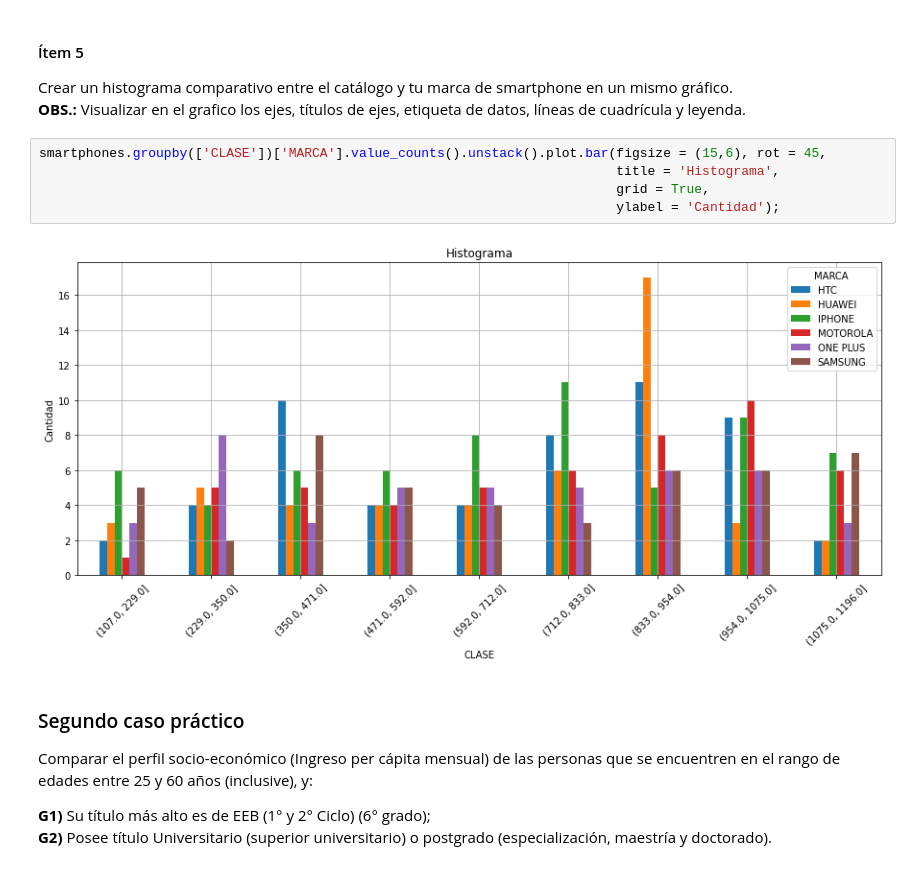
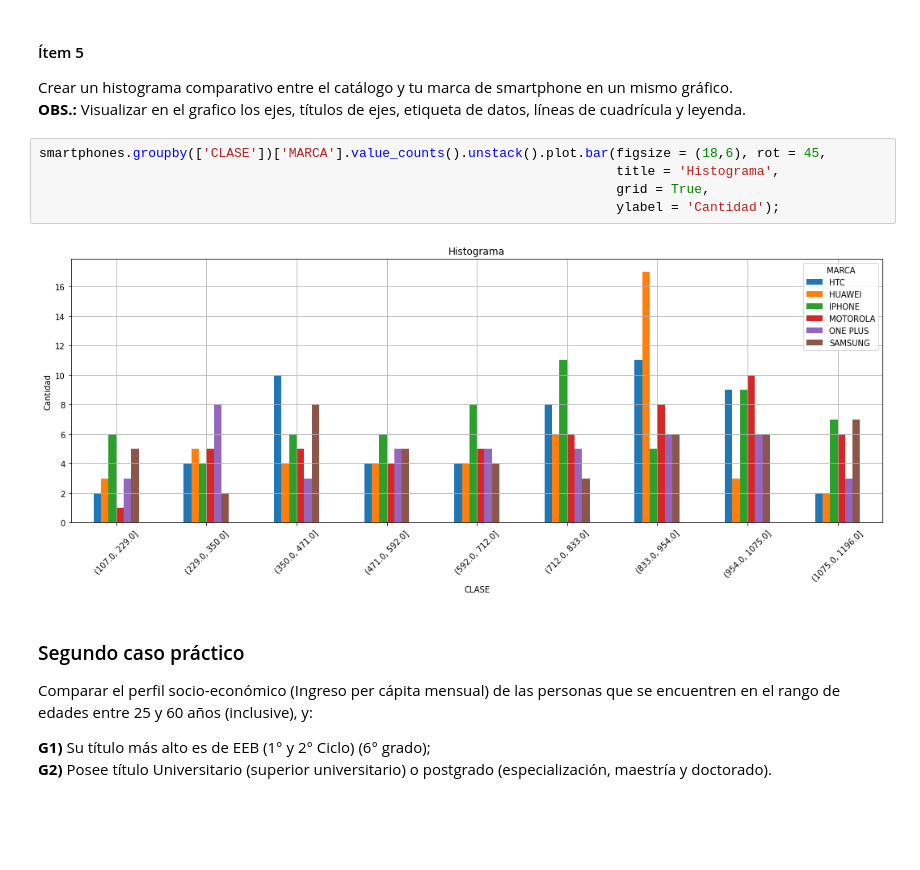
Before and after one commit to pyefiuna/Laboratorio, a Jupyter notebook: notebooks/1_Estadística_Descriptiva.ipynb, the cells around one changed output. Cells and saved outputs as stored; diff of their text form; blank space fills up the shorter version.

```diff
--- a/notebooks/1_Estadística_Descriptiva.ipynb
+++ b/notebooks/1_Estadística_Descriptiva.ipynb
@@ -315,12 +315,12 @@ smartphones['VALOR FINAL'].plot.hist(bins = 9);
 Crear un histograma comparativo entre el catálogo y tu marca de smartphone en un mismo gráfico.
 **OBS.:** Visualizar en el grafico los ejes, títulos de ejes, etiqueta de datos, líneas de cuadrícula y leyenda.
 # %%
-smartphones.groupby(['CLASE'])['MARCA'].value_counts().unstack().plot.bar(figsize = (15,6), rot = 45,
+smartphones.groupby(['CLASE'])['MARCA'].value_counts().unstack().plot.bar(figsize = (18,6), rot = 45,
                                                                           title = 'Histograma',
                                                                           grid = True,
                                                                           ylabel = 'Cantidad');
 # %% [output]
-[figure, old version]
+[figure, new version]
 # %% [markdown]
 ### Segundo caso práctico
 
```
Also changed, not shown: parts of 12 cells of this notebook.
